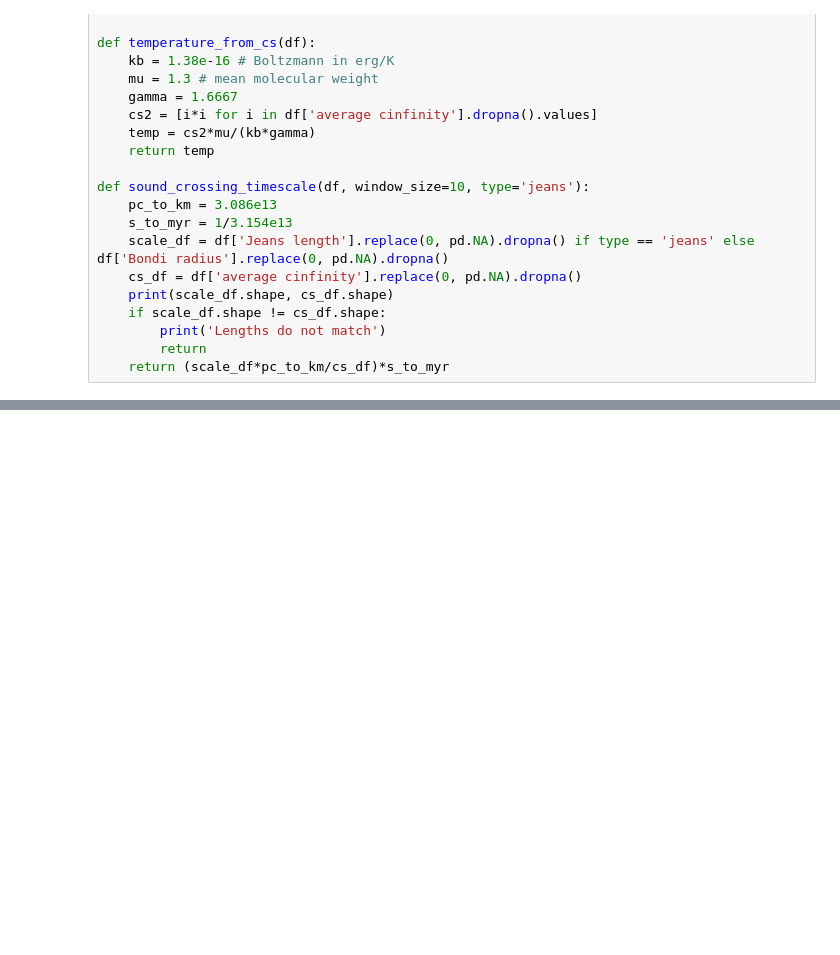
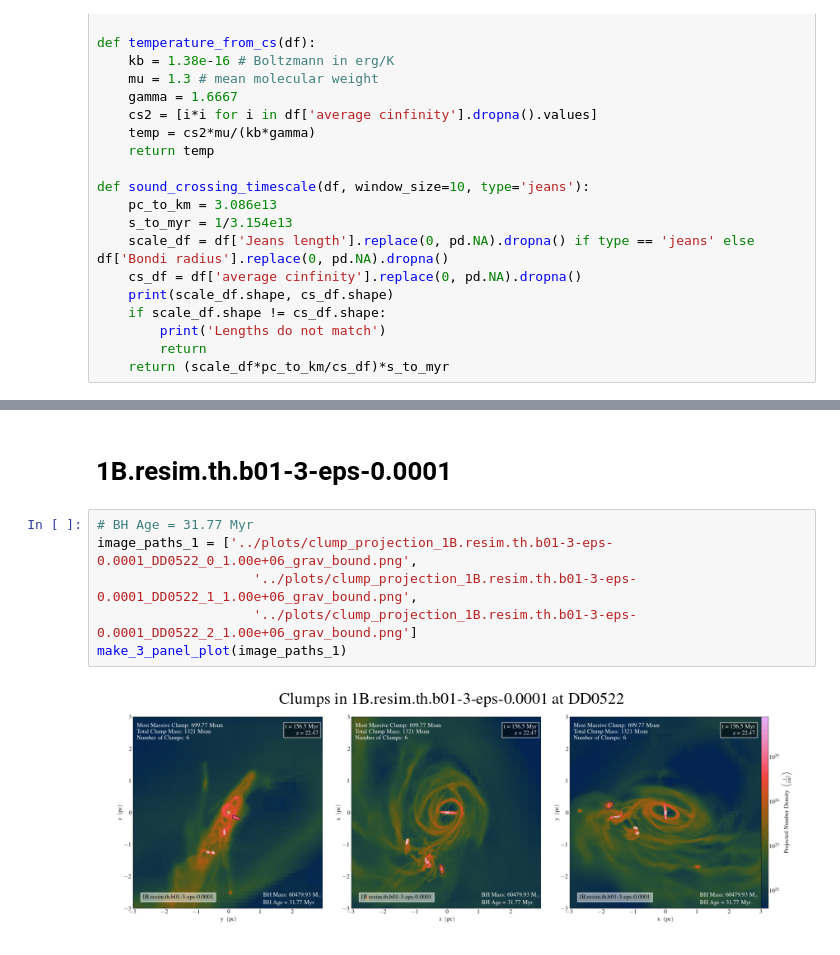
Before and after one commit to simonetgordon/smartstar_simulation_analysis, a Jupyter notebook: python_scripts/csv-data-plotting/plot_mass_growth.ipynb, the cells around one changed output, grey strips where cells are left out. Saved outputs shown, nothing was run; the diff lists cells and outputs as text; blank space fills up the shorter version.

```diff
--- a/python_scripts/csv-data-plotting/plot_mass_growth.ipynb
+++ b/python_scripts/csv-data-plotting/plot_mass_growth.ipynb
@@ -301,0 +371,10 @@ fig.set_size_inches(7, 9)
+# %% [markdown]
+# 1B.resim.th.b01-3-eps-0.0001
+# %%
+# BH Age = 31.77 Myr
+image_paths_1 = ['../plots/clump_projection_1B.resim.th.b01-3-eps-0.0001_DD0522_0_1.00e+06_grav_bound.png',
+                    '../plots/clump_projection_1B.resim.th.b01-3-eps-0.0001_DD0522_1_1.00e+06_grav_bound.png',
+                    '../plots/clump_projection_1B.resim.th.b01-3-eps-0.0001_DD0522_2_1.00e+06_grav_bound.png']
+make_3_panel_plot(image_paths_1)
+# %% [output]
+[figure, added]
```
Also changed, not shown: parts of 22 cells of this notebook.
